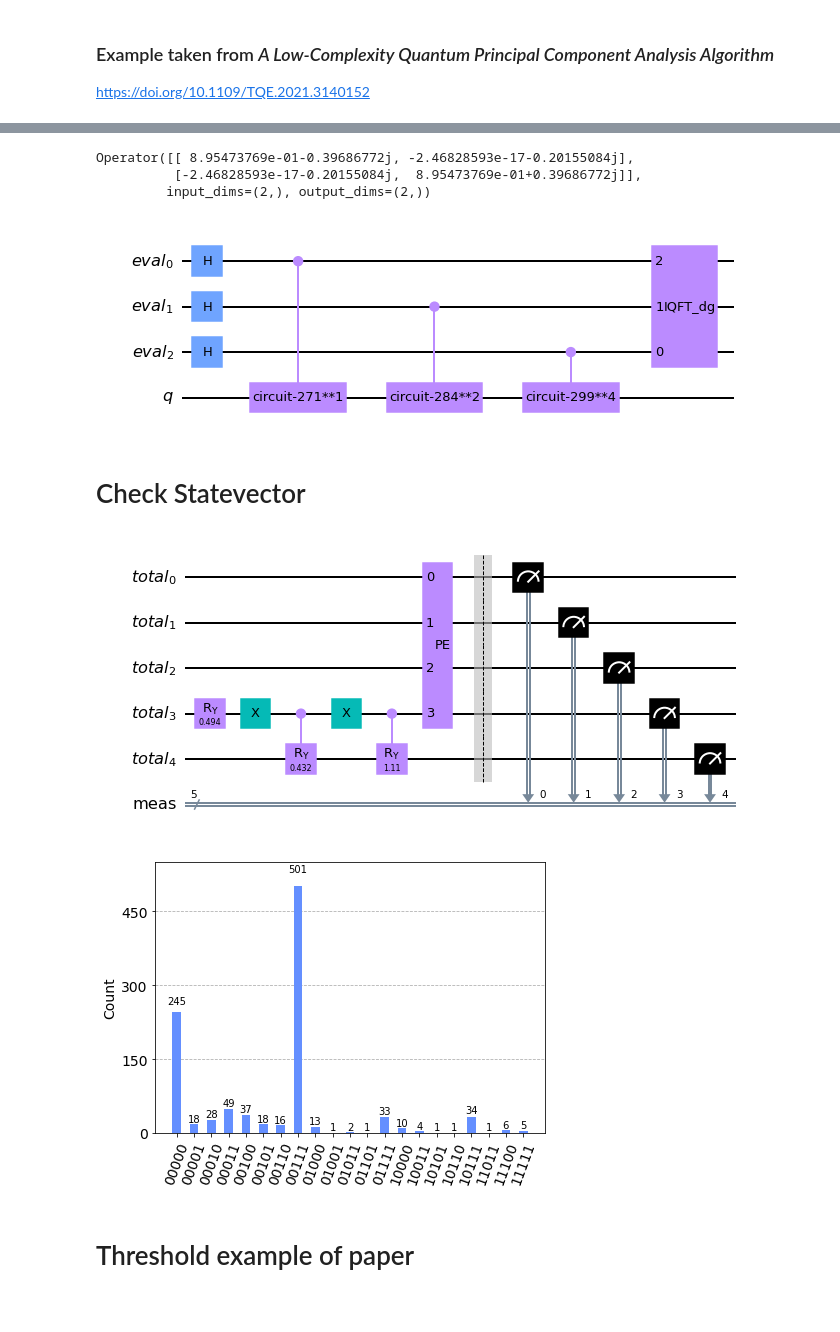
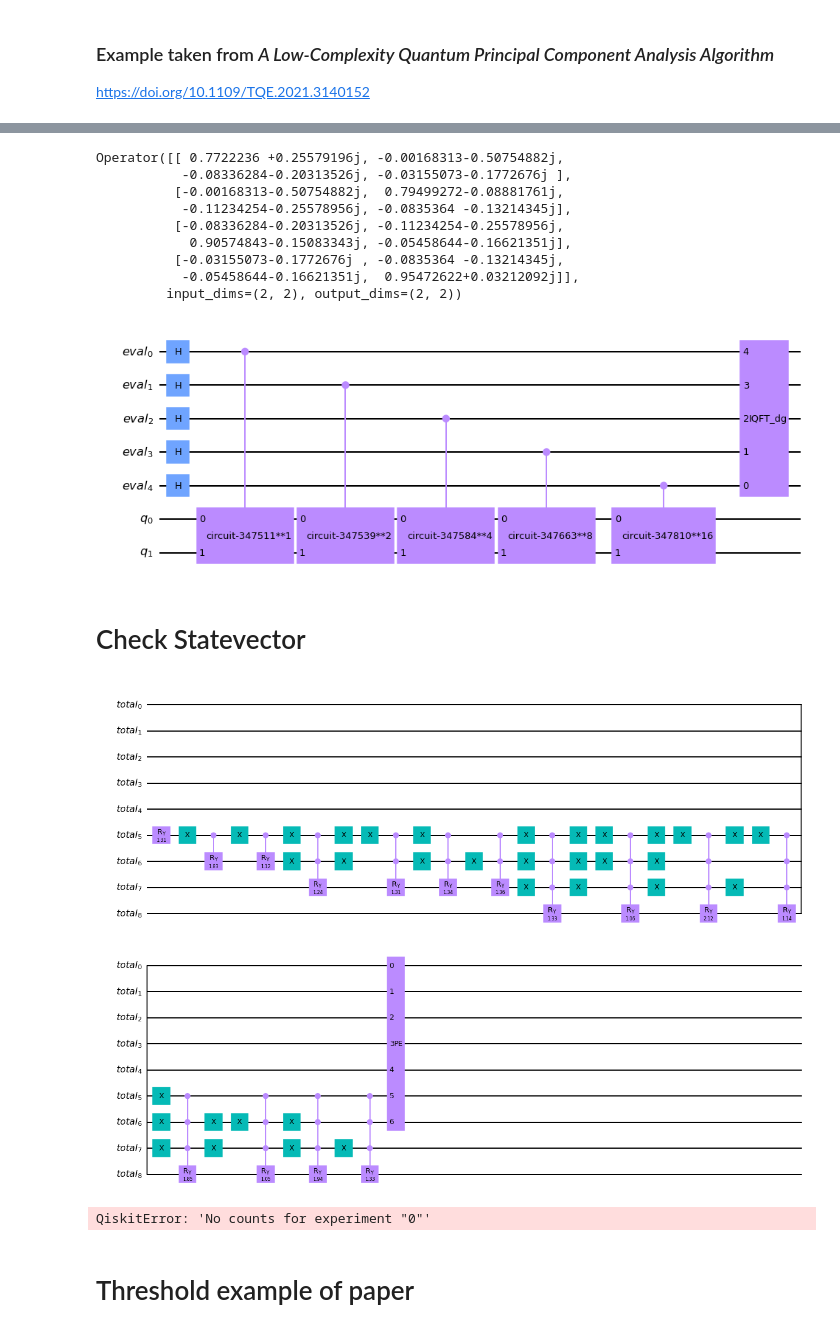
Before and after one commit to Eagle-quantum/QuPCA, a Jupyter notebook: new_tomography-Copy1.ipynb, the cells around one changed output, grey strips where cells are left out. Saved outputs shown, nothing was run; the diff lists cells and outputs as text; code cells hidden in the pictures.

```diff
--- a/new_tomography-Copy1.ipynb
+++ b/new_tomography-Copy1.ipynb
@@ -46,4 +23,4 @@ print(input_probabilities)'''
 # %%
-example_matrix=generate_matrix(matrix_dimension=2,replicate_paper=False,seed=19)
+example_matrix=generate_matrix(matrix_dimension=4,replicate_paper=False,seed=198)
 # %% [output]
 Matrix:
@@ -174,45 +187,51 @@ job.result().get_counts()
 # %%
 #Unitary for PE
-resolution = 3
+resolution = 5
 unitary_backend = Aer.get_backend("unitary_simulator")
 u_circuit = NumPyMatrix(example_matrix1, evolution_time=2*np.pi)
 unitary_job = unitary_backend.run(transpile(u_circuit, backend=unitary_backend))
 unitary_job.result().get_unitary()
 # %% [output]
-Operator([[ 8.95473769e-01-0.39686772j, -2.46828593e-17-0.20155084j],
-          [-2.46828593e-17-0.20155084j,  8.95473769e-01+0.39686772j]],
-         input_dims=(2,), output_dims=(2,))
+Operator([[ 0.7722236 +0.25579196j, -0.00168313-0.50754882j,
+           -0.08336284-0.20313526j, -0.03155073-0.1772676j ],
+          [-0.00168313-0.50754882j,  0.79499272-0.08881761j,
+           -0.11234254-0.25578956j, -0.0835364 -0.13214345j],
+          [-0.08336284-0.20313526j, -0.11234254-0.25578956j,
+            0.90574843-0.15083343j, -0.05458644-0.16621351j],
+          [-0.03155073-0.1772676j , -0.0835364 -0.13214345j,
+           -0.05458644-0.16621351j,  0.95472622+0.03212092j]],
+         input_dims=(2, 2), output_dims=(2, 2))
 # %%
 #PE circuit
 pe = PhaseEstimation(resolution, u_circuit, name = "PE")
 pe.decompose().draw("mpl")
 # %% [output]
-[figure, old version]
+[figure, new version]
 # %% [markdown]
 # Check Statevector
 # %%
 tot_qubit = resolution+len(example_matrix1)
 
-qr_total_sim1 = QuantumRegister(tot_qubit, 'total')
+qr_total_sim = QuantumRegister(tot_qubit, 'total')
 
 
-total_circuit_sim1 = QuantumCircuit(qr_total_sim1, name='matrix')
+total_circuit_sim = QuantumCircuit(qr_total_sim, name='matrix')
 
-total_circuit_sim1.append(matrix_circuit.to_gate(), qr_total_sim1[resolution:])
-total_circuit_sim1.append(pe.to_gate(), qr_total_sim1[0:pe.num_qubits])
+total_circuit_sim.append(matrix_circuit.to_gate(), qr_total_sim[resolution:])
+total_circuit_sim.append(pe.to_gate(), qr_total_sim[0:pe.num_qubits])
 # total_circuit.measure(qr_total[:2], classical[:])
 #total_circuit.swap(qr_total[0],qr_total[1])
-total_circuit_sim1.measure_all()
+#total_circuit_sim1.measure_all()
 
-total_circuit_sim1.decompose(reps=1).draw("mpl")
+total_circuit_sim.decompose(reps=1).draw("mpl")
 # %% [output]
-[figure, old version]
+[figure, new version]
 # %%
 aer_back=Aer.get_backend('qasm_simulator')
 st=aer_back.run(transpile(total_circuit_sim1,aer_back)).result().get_counts()
 plot_histogram(st)
 # %% [output]
-[figure, removed]
+QiskitError: 'No counts for experiment "0"'
 # %% [markdown]
 # Threshold example of paper
 # %%
```
Also changed, not shown: parts of 31 cells of this notebook.
